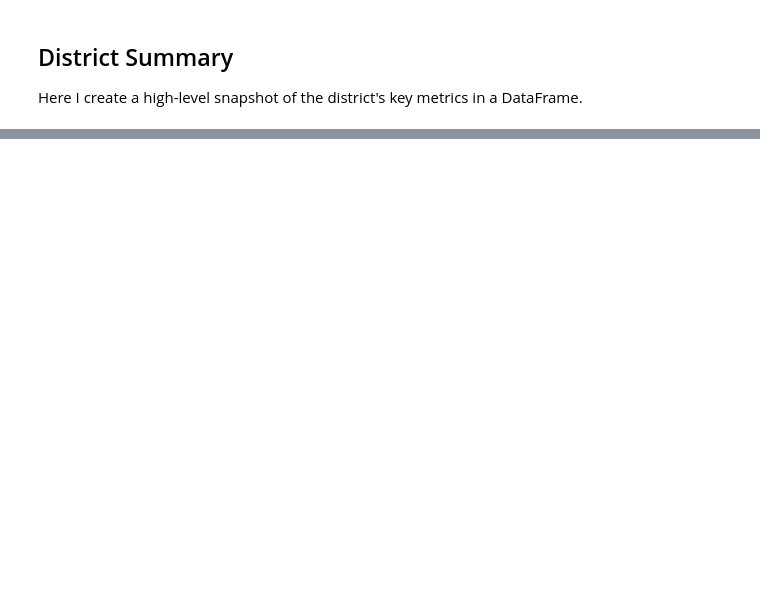
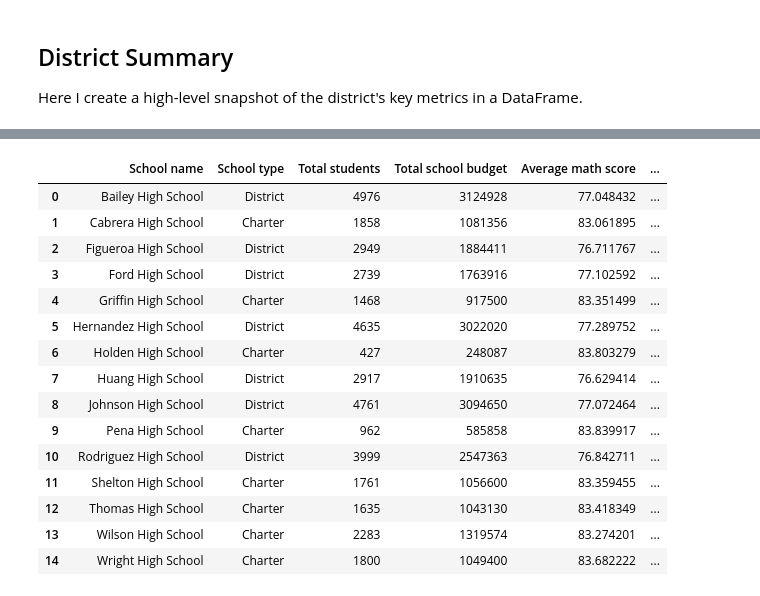
Before and after one commit to tsbarr/pandas-challenge, a Jupyter notebook: PyCitySchools/PyCitySchools_tsbarr.ipynb, the cells around one changed output, grey strips where cells are left out. Drawn from its saved outputs; the diff is of its cells as text; code cells hidden in the pictures; blank space fills up the shorter version.

Commit message:
add school summary, top/bottom 5 and scrs by grade

```diff
--- a/PyCitySchools/PyCitySchools_tsbarr.ipynb
+++ b/PyCitySchools/PyCitySchools_tsbarr.ipynb
@@ -75,0 +80,8 @@ passing_grade = 70
+# %%
+# https://sparkbyexamples.com/pandas/pandas-add-column-based-on-another-column/
+
+all_data['passed_math'] = np.where(all_data['math_score'] >= 70, True, False)
+all_data['passed_reading'] = np.where(all_data['reading_score'] >= 70, True, False)
+all_data['passed_overall'] = np.where((all_data['passed_math'] & all_data['passed_reading']), True, False)
+
+all_data.head()
@@ -111,0 +122,57 @@ pd.melt(districtSummary)
+# %%
+# first, group all data by school, then we can get these:
+
+# Average math score
+# Average reading score
+
+school_summary = (all_data
+    .groupby(['school_name', 'type', 'size', 'budget'], as_index=False)
+    .aggregate(
+        average_math_score = ('math_score', 'mean'),
+        average_reading_score = ('reading_score', 'mean'),
+        count_pass_math = ('passed_math', 'sum'),
+        count_pass_reading = ('passed_reading', 'sum'),
+        count_pass_overall = ('passed_overall', 'sum')
+    )
+    # https://sparkbyexamples.com/pandas/pandas-add-column-based-on-another-column/
+    .assign(
+        per_student_budget = lambda df: df['budget'] / df['size'],
+        percent_passing_math = lambda df: df['count_pass_math'] / df['size'],
+        percent_passing_reading = lambda df: df['count_pass_reading'] / df['size'],
+        percent_passing_overall = lambda df: df['count_pass_overall'] / df['size']
+    )
+    .drop(columns = ['count_pass_math', 'count_pass_reading', 'count_pass_overall'])
+    .rename(
+        columns = {
+            'type' : 'School type',
+            'size' : 'Total students',
+            'budget' : 'Total school budget'
+        }
+    )
+    .rename(
+        columns = lambda x:
+        (x.replace('percent', '%')
+            .replace('_', ' ')
+            .capitalize()
+        )
+    )
+)
+
+school_summary
+# %% [output]
+|  | School name | School type | Total students | Total school budget | Average math score | ... |
+| 0 | Bailey High School | District | 4976 | 3124928 | 77.048432 | ... |
+| 1 | Cabrera High School | Charter | 1858 | 1081356 | 83.061895 | ... |
+| 2 | Figueroa High School | District | 2949 | 1884411 | 76.711767 | ... |
+| 3 | Ford High School | District | 2739 | 1763916 | 77.102592 | ... |
+| 4 | Griffin High School | Charter | 1468 | 917500 | 83.351499 | ... |
+| 5 | Hernandez High School | District | 4635 | 3022020 | 77.289752 | ... |
+| 6 | Holden High School | Charter | 427 | 248087 | 83.803279 | ... |
+| 7 | Huang High School | District | 2917 | 1910635 | 76.629414 | ... |
+| 8 | Johnson High School | District | 4761 | 3094650 | 77.072464 | ... |
+| 9 | Pena High School | Charter | 962 | 585858 | 83.839917 | ... |
+| 10 | Rodriguez High School | District | 3999 | 2547363 | 76.842711 | ... |
+| 11 | Shelton High School | Charter | 1761 | 1056600 | 83.359455 | ... |
+| 12 | Thomas High School | Charter | 1635 | 1043130 | 83.418349 | ... |
+| 13 | Wilson High School | Charter | 2283 | 1319574 | 83.274201 | ... |
+| 14 | Wright High School | Charter | 1800 | 1049400 | 83.682222 | ... |
```
Also changed, not shown: parts of 21 cells of this notebook.
